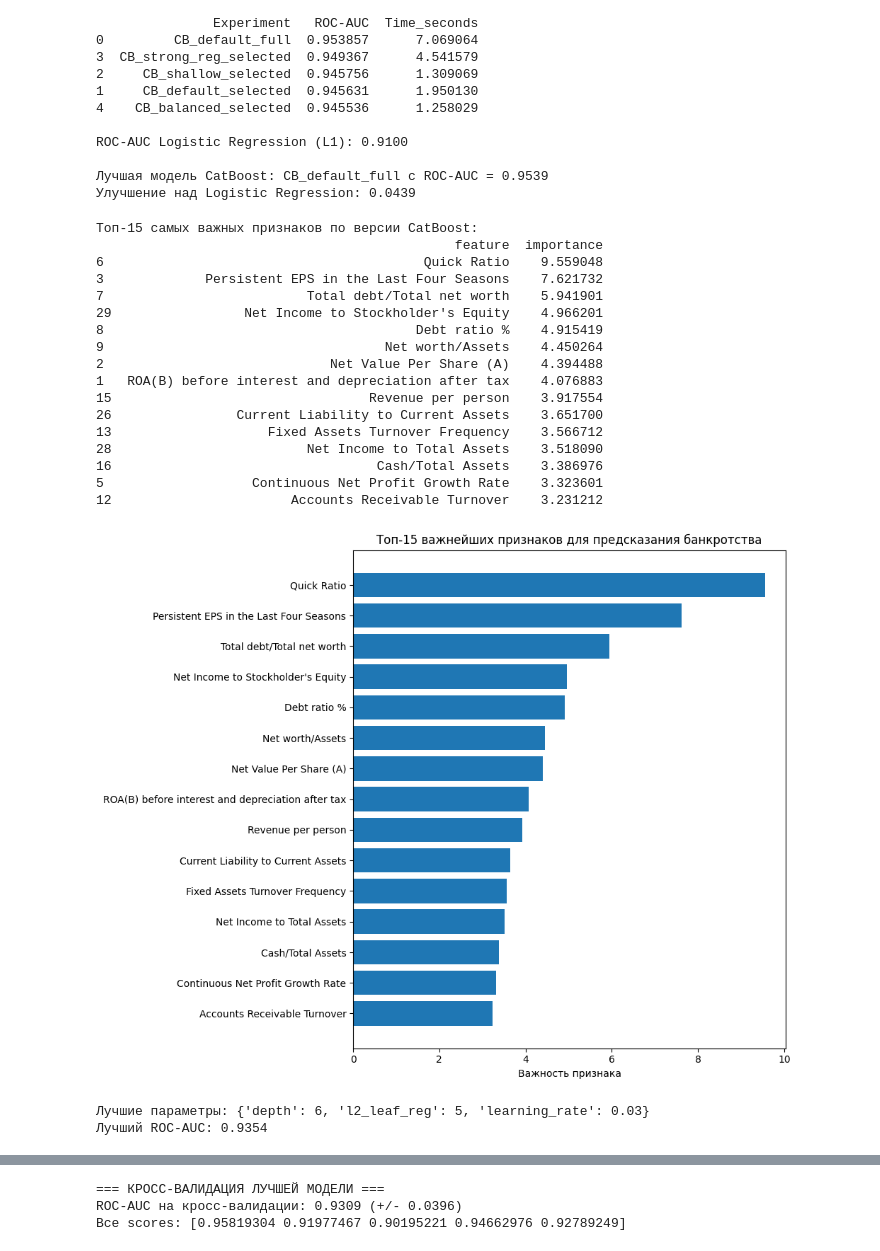
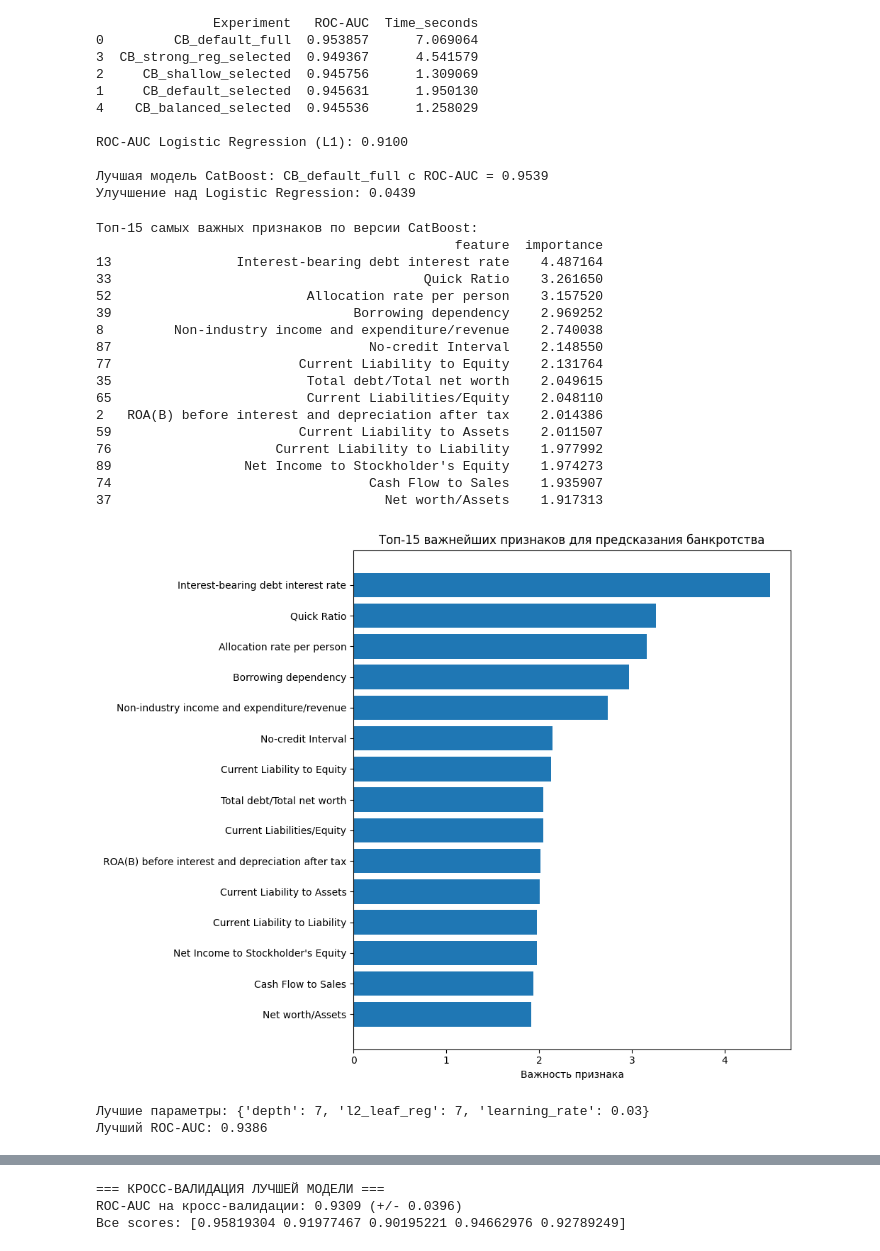
Before and after one commit to Artemjzhukov/ML_Projects_Courses, a Jupyter notebook: ODS/Autumn 2025/3 Validation, Bias, Future Engeneering/03. ODS 2025 autumn Bancrupcy features selection.ipynb, the cells around one changed output, grey strips where cells are left out. Cells and saved outputs as stored; diff of their text form; code cells hidden in the pictures.

```diff
--- a/ODS/Autumn 2025/3 Validation, Bias, Future Engeneering/03. ODS 2025 autumn Bancrupcy features selection.ipynb
+++ b/ODS/Autumn 2025/3 Validation, Bias, Future Engeneering/03. ODS 2025 autumn Bancrupcy features selection.ipynb
@@ -827,58 +827,58 @@ ROC-AUC Logistic Regression (L1): 0.9100
 Улучшение над Logistic Regression: 0.0439
 # %%
 # Анализ важности признаков в лучшей модели
-best_model = cb_default_selected  # или другая лучшая модель
+best_model = cb_default_full  # или другая лучшая модель
 
 # Получаем важность признаков
 feature_importance = best_model.get_feature_importance()
 
 # Создаем DataFrame для анализа
-if hasattr(X_bankr_train_selected, 'columns'):
+if hasattr(X_bankr_train, 'columns'):
     importance_df = pd.DataFrame({
-        'feature': X_bankr_train_selected.columns,
+        'feature': X_bankr_train.columns,
         'importance': feature_importance
     }).sort_values('importance', ascending=False)
 
     print("\nТоп-15 самых важных признаков по версии CatBoost:")
     print(importance_df.head(15))
 
     # Визуализация
 
     plt.figure(figsize=(10, 8))
     top_features = importance_df.head(15)
     plt.barh(top_features['feature'], top_features['importance'])
     plt.xlabel('Важность признака')
     plt.title('Топ-15 важнейших признаков для предсказания банкротства')
     plt.gca().invert_yaxis()
     plt.tight_layout()
     plt.show()
 # %% [output]
 Топ-15 самых важных признаков по версии CatBoost:
                                               feature  importance
-6                                         Quick Ratio    9.559048
-3             Persistent EPS in the Last Four Seasons    7.621732
-7                          Total debt/Total net worth    5.941901
-29                 Net Income to Stockholder's Equity    4.966201
-8                                        Debt ratio %    4.915419
-9                                    Net worth/Assets    4.450264
-2                             Net Value Per Share (A)    4.394488
-1   ROA(B) before interest and depreciation after tax    4.076883
-15                                 Revenue per person    3.917554
-26                Current Liability to Current Assets    3.651700
-13                    Fixed Assets Turnover Frequency    3.566712
-28                         Net Income to Total Assets    3.518090
-16                                  Cash/Total Assets    3.386976
-5                   Continuous Net Profit Growth Rate    3.323601
-12                       Accounts Receivable Turnover    3.231212
+13                Interest-bearing debt interest rate    4.487164
+33                                        Quick Ratio    3.261650
+52                         Allocation rate per person    3.157520
+39                               Borrowing dependency    2.969252
+8         Non-industry income and expenditure/revenue    2.740038
+87                                 No-credit Interval    2.148550
+77                        Current Liability to Equity    2.131764
+35                         Total debt/Total net worth    2.049615
+65                         Current Liabilities/Equity    2.048110
+2   ROA(B) before interest and depreciation after tax    2.014386
+59                        Current Liability to Assets    2.011507
+76                     Current Liability to Liability    1.977992
+89                 Net Income to Stockholder's Equity    1.974273
+74                                 Cash Flow to Sales    1.935907
+37                                   Net worth/Assets    1.917313
-[figure, old version]
+[figure, new version]
 # %%
 # Эксперимент с подбором гиперпараметров через GridSearch
 
 # Только на небольшом сетке, чтобы не долго ждать
 param_grid = {
-    'depth': [4, 6],
-    'learning_rate': [0.03, 0.05],
-    'l2_leaf_reg': [3, 5]
+    'depth': [4, 5, 6, 7, 8],
+    'learning_rate': [0.02, 0.03, 0.04, 0.05],
+    'l2_leaf_reg': [3, 4, 5, 6, 7]
 }
 
 cb_grid = CatBoostClassifier(
@@ -893,8 +893,8 @@ grid_search.fit(X_bankr_train_selected, y_bankr_train)
 print(f"\nЛучшие параметры: {grid_search.best_params_}")
 print(f"Лучший ROC-AUC: {grid_search.best_score_:.4f}")
 # %% [output]
-Лучшие параметры: {'depth': 6, 'l2_leaf_reg': 5, 'learning_rate': 0.03}
-Лучший ROC-AUC: 0.9354
+Лучшие параметры: {'depth': 7, 'l2_leaf_reg': 7, 'learning_rate': 0.03}
+Лучший ROC-AUC: 0.9386
 # %%
 # Эксперимент 6: Комбинация лучших параметров
 print("\n=== Эксперимент 6: Комбинированная модель (отобранные признаки) ===")
```
Also changed, not shown: parts of 6 cells of this notebook, 2 other files.
